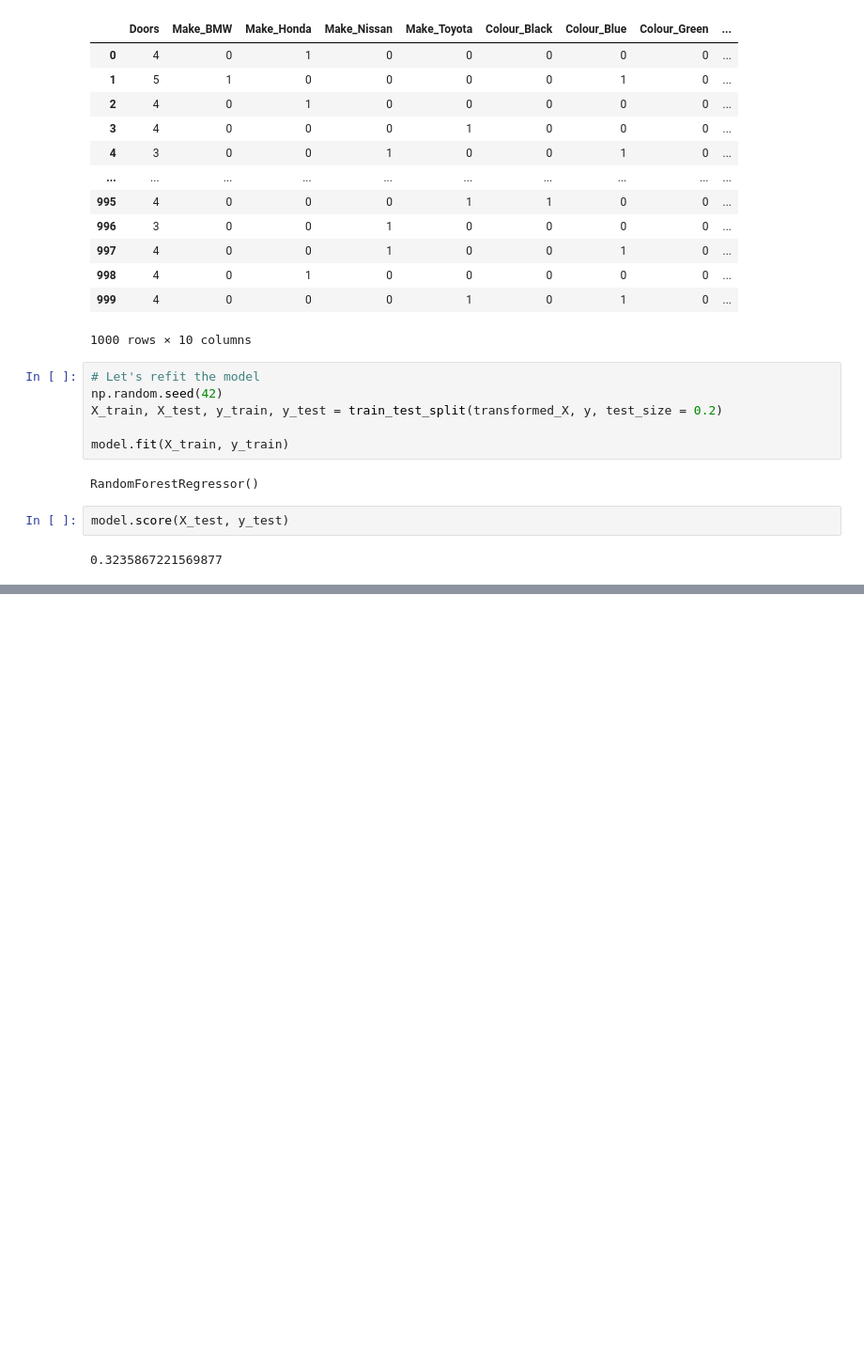
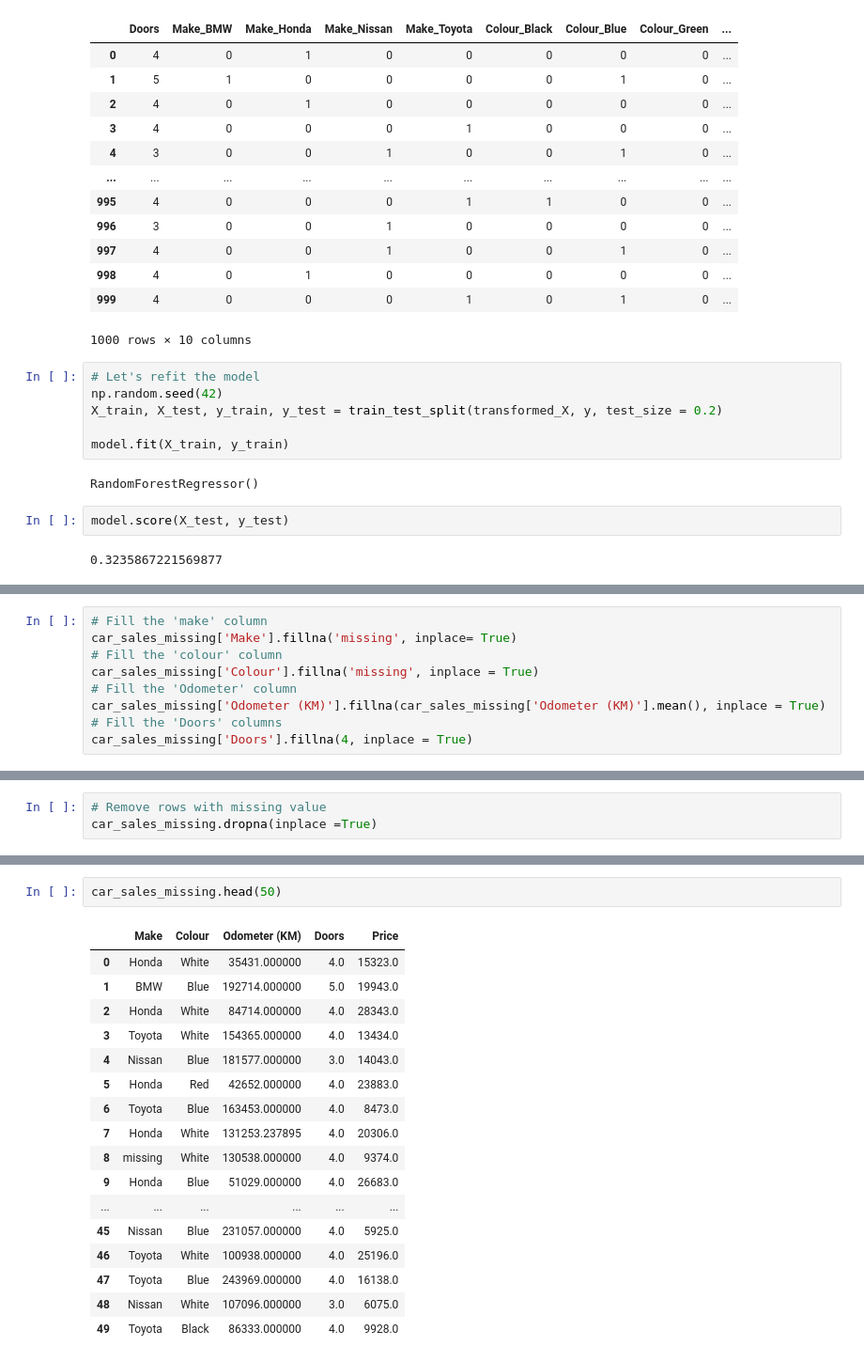
Before and after one commit to GKPSingh/M3D7, a Jupyter notebook: Learning Scikit_Learn.ipynb, the cells around one changed output, grey strips where cells are left out. Shown at 94% size. Drawn from its saved outputs; the diff is of its cells as text; blank space fills up the shorter version.

```diff
--- a/Learning Scikit_Learn.ipynb
+++ b/Learning Scikit_Learn.ipynb
@@ -138,0 +223,9 @@ model.score(X_test, y_test)
+# %%
+# Fill the 'make' column
+car_sales_missing['Make'].fillna('missing', inplace= True)
+# Fill the 'colour' column
+car_sales_missing['Colour'].fillna('missing', inplace = True)
+# Fill the 'Odometer' column
+car_sales_missing['Odometer (KM)'].fillna(car_sales_missing['Odometer (KM)'].mean(), inplace = True)
+# Fill the 'Doors' columns
+car_sales_missing['Doors'].fillna(4, inplace = True)
@@ -138,0 +241,3 @@ model.score(X_test, y_test)
+# %%
+# Remove rows with missing value
+car_sales_missing.dropna(inplace =True)
@@ -138,0 +301,20 @@ model.score(X_test, y_test)
+# %%
+car_sales_missing.head(50)
+# %% [output]
+|  | Make | Colour | Odometer (KM) | Doors | Price |
+| 0 | Honda | White | 35431.000000 | 4.0 | 15323.0 |
+| 1 | BMW | Blue | 192714.000000 | 5.0 | 19943.0 |
+| 2 | Honda | White | 84714.000000 | 4.0 | 28343.0 |
+| 3 | Toyota | White | 154365.000000 | 4.0 | 13434.0 |
+| 4 | Nissan | Blue | 181577.000000 | 3.0 | 14043.0 |
+| 5 | Honda | Red | 42652.000000 | 4.0 | 23883.0 |
+| 6 | Toyota | Blue | 163453.000000 | 4.0 | 8473.0 |
+| 7 | Honda | White | 131253.237895 | 4.0 | 20306.0 |
+| 8 | missing | White | 130538.000000 | 4.0 | 9374.0 |
+| 9 | Honda | Blue | 51029.000000 | 4.0 | 26683.0 |
+| ... | ... | ... | ... | ... | ... |
+| 45 | Nissan | Blue | 231057.000000 | 4.0 | 5925.0 |
+| 46 | Toyota | White | 100938.000000 | 4.0 | 25196.0 |
+| 47 | Toyota | Blue | 243969.000000 | 4.0 | 16138.0 |
+| 48 | Nissan | White | 107096.000000 | 3.0 | 6075.0 |
+| 49 | Toyota | Black | 86333.000000 | 4.0 | 9928.0 |
```
Also changed, not shown: parts of 19 cells of this notebook.
